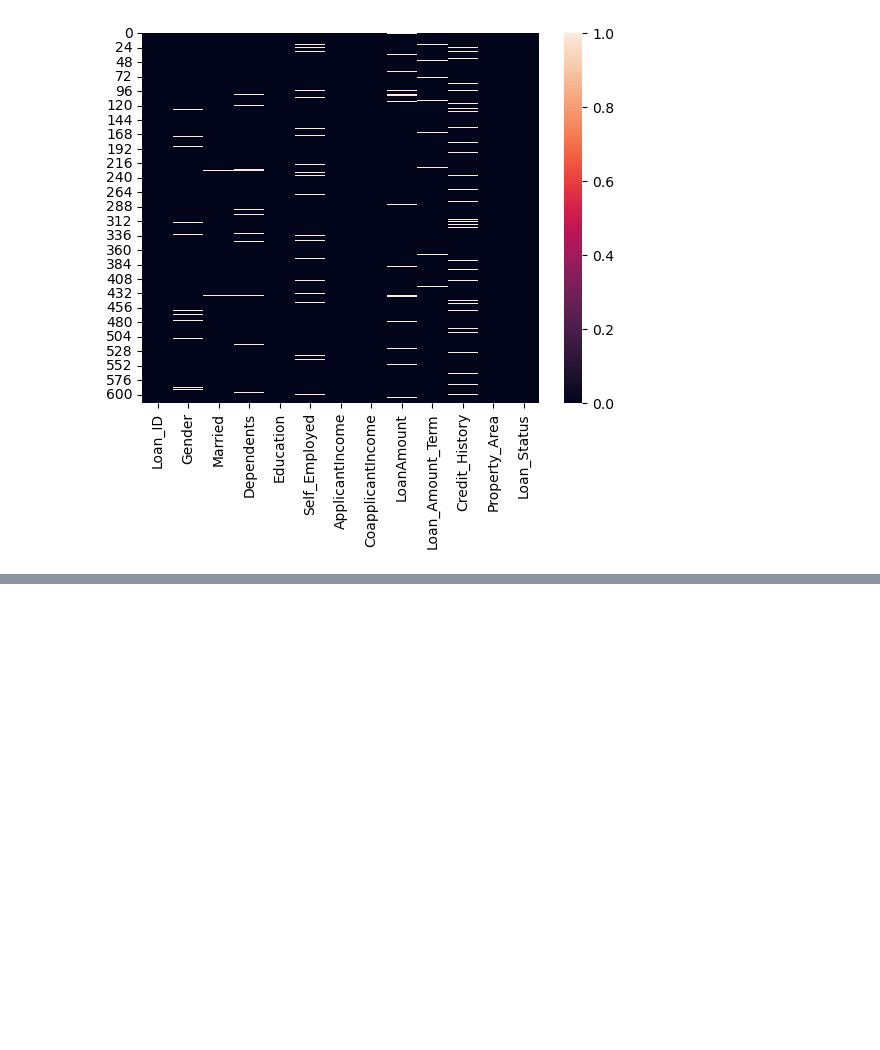
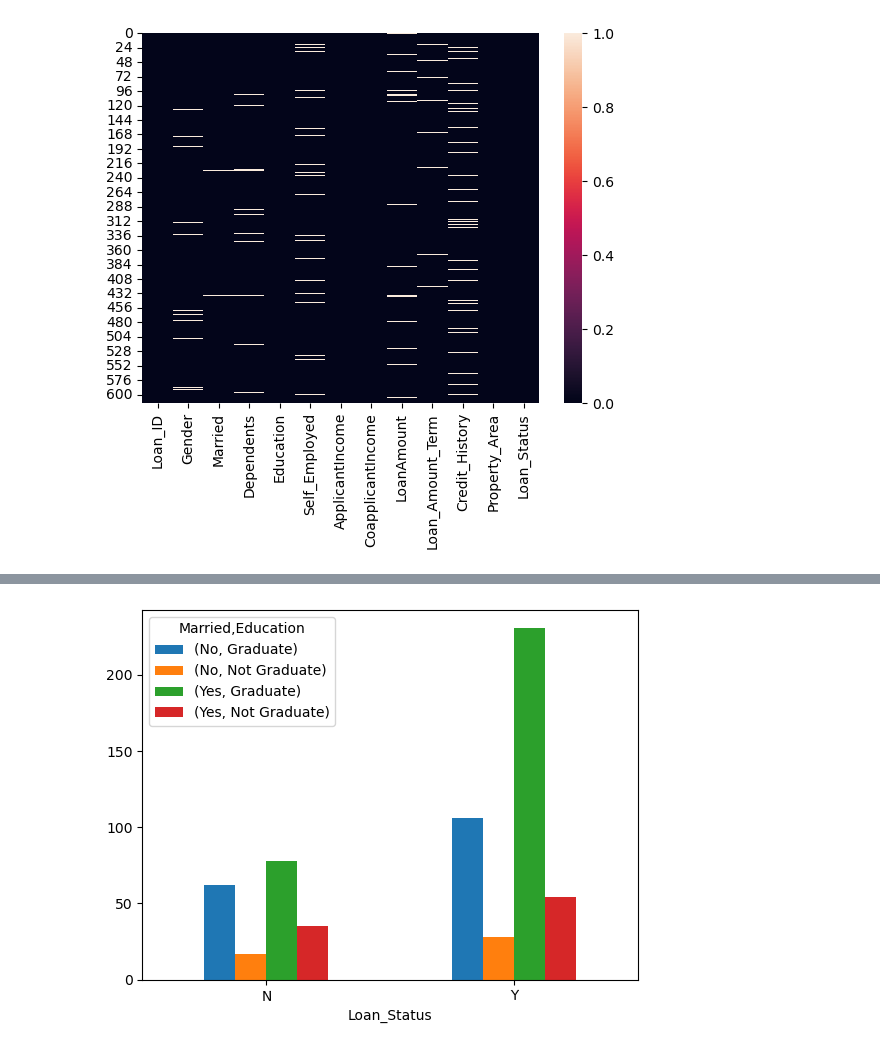
Before and after one commit to RJ-0605/loanapp, a Jupyter notebook: users/bright/notebooks/main.ipynb, the cells around one changed output, grey strips where cells are left out. Drawn from its saved outputs; the diff is of its cells as text; code cells hidden in the pictures; blank space fills up the shorter version.

```diff
--- a/users/bright/notebooks/main.ipynb
+++ b/users/bright/notebooks/main.ipynb
@@ -174,0 +327,6 @@ sns.heatmap(df.select_dtypes(exclude=["object", "category"]).corr(), annot=True)
+# %%
+pd.crosstab(columns=[df["Married"], df_copy["Education"]], index=df["Loan_Status"]).plot(kind="bar")
+plt.xticks(rotation=1)
+plt.show()
+# %% [output]
+[figure, added]
```
Also changed, not shown: parts of 22 cells of this notebook.
